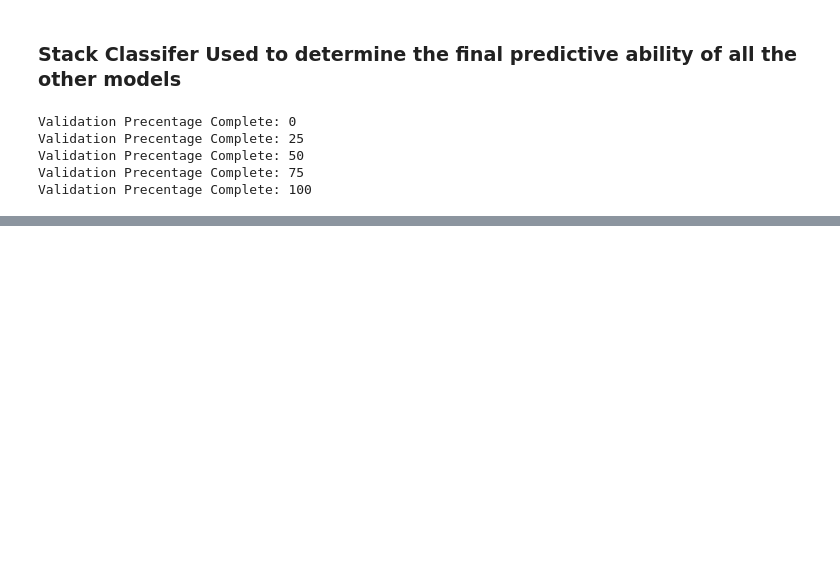
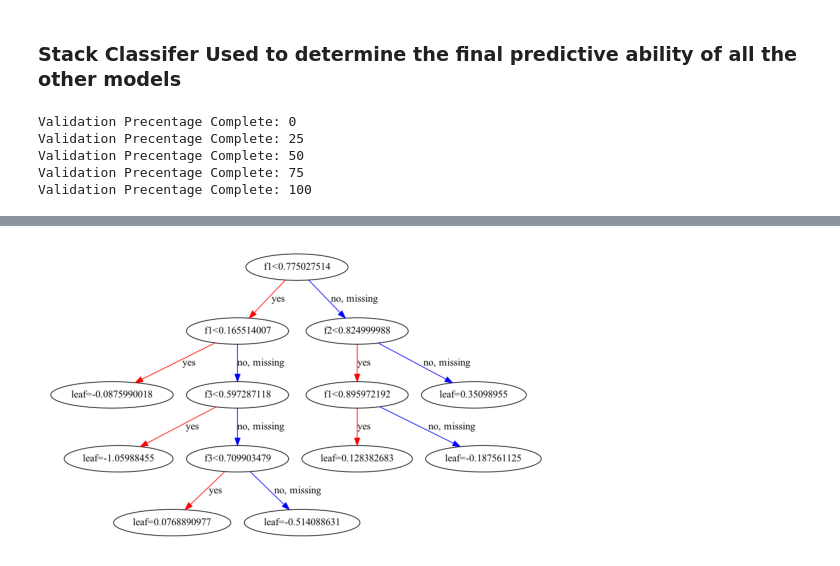
Before and after one commit to AndresFLopez20/ECE-3039-Project, a Jupyter notebook: Project/stackclassifer.ipynb, the cells around one changed output, grey strips where cells are left out. Cells and saved outputs as stored; diff of their text form; code cells hidden in the pictures; blank space fills up the shorter version.

```diff
--- a/Project/stackclassifer.ipynb
+++ b/Project/stackclassifer.ipynb
@@ -83 +83,13 @@ Average Cross-Validation Accuracy: 0.8824489795918368
+# %%
+from xgboost import plot_tree
+
+# Fit the stacking model
+stacking_model.fit(X_train, y_train)
+
+xgb_classifier = stacking_model.final_estimator_
+
+plot_tree(xgb_classifier)
+plt.show()
+# %% [output]
+[figure, added]
 # %%
```
Also changed, not shown: parts of 3 cells of this notebook, 2 other files.
